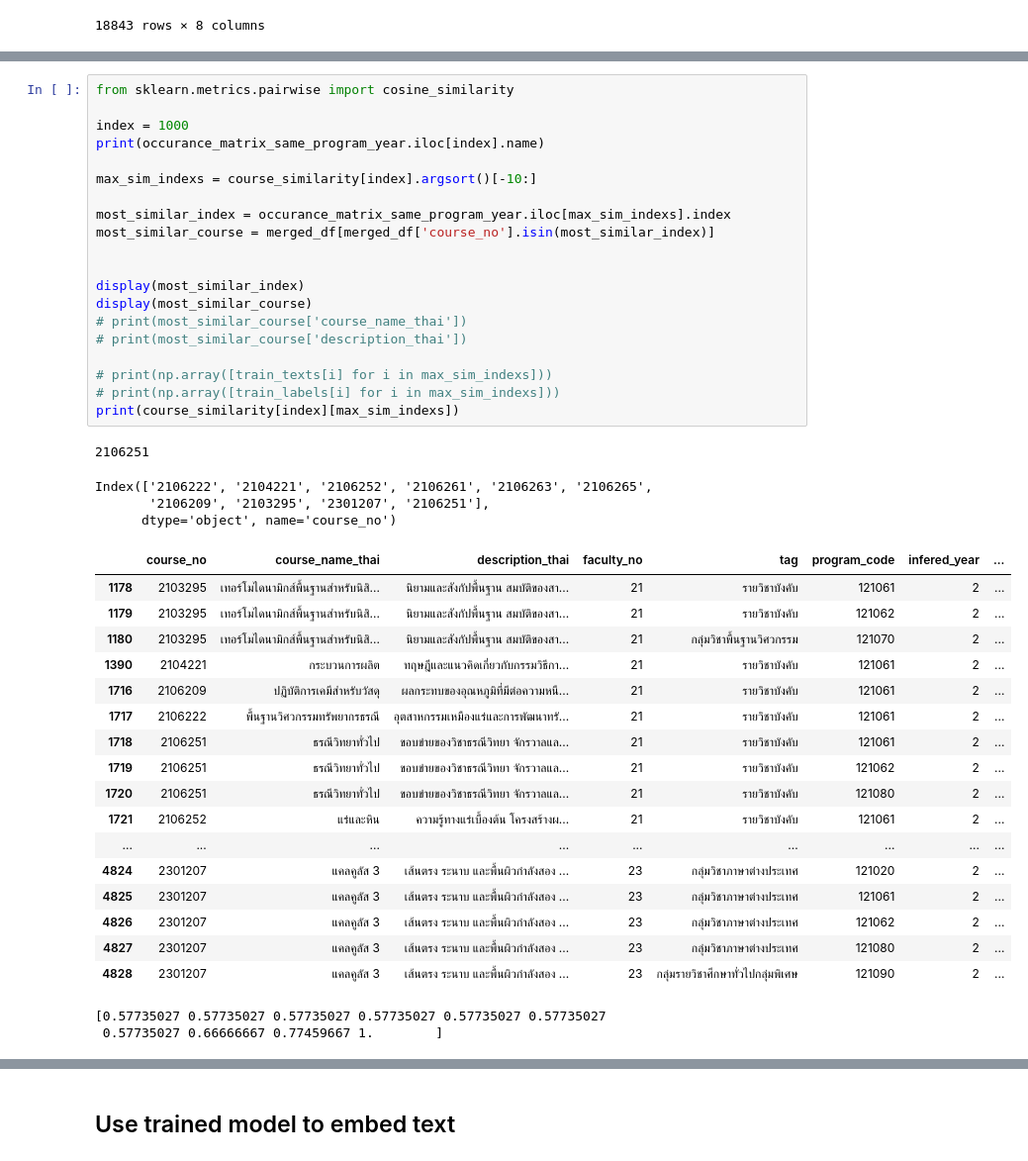
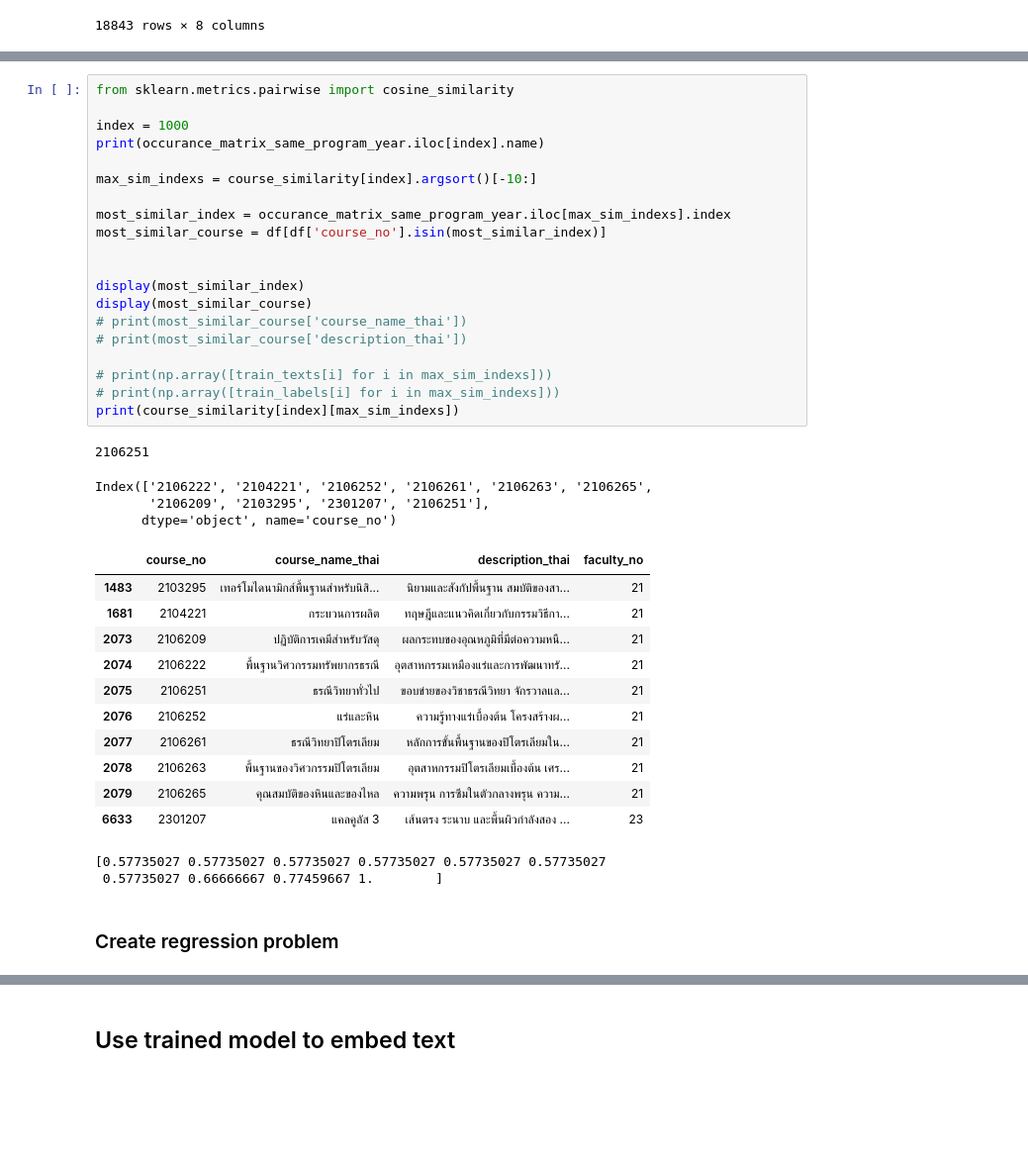
Before and after one commit to new5558/Chula-course-recommender-proof-of-concept, a Jupyter notebook: src/model.ipynb, the cells around one changed output, grey strips where cells are left out. Shown at 99% size. Drawn from its saved outputs; the diff is of its cells as text; blank space fills up the shorter version.

```diff
--- a/src/model.ipynb
+++ b/src/model.ipynb
@@ -2374,44 +2475,40 @@ merged_df
 # %%
 from sklearn.metrics.pairwise import cosine_similarity
 
 index = 1000
 print(occurance_matrix_same_program_year.iloc[index].name)
 
 max_sim_indexs = course_similarity[index].argsort()[-10:]
 
 most_similar_index = occurance_matrix_same_program_year.iloc[max_sim_indexs].index
-most_similar_course = merged_df[merged_df['course_no'].isin(most_similar_index)]
+most_similar_course = df[df['course_no'].isin(most_similar_index)]
 
 
 display(most_similar_index)
 display(most_similar_course)
 # print(most_similar_course['course_name_thai'])
 # print(most_similar_course['description_thai'])
 
 # print(np.array([train_texts[i] for i in max_sim_indexs]))
 # print(np.array([train_labels[i] for i in max_sim_indexs]))
 print(course_similarity[index][max_sim_indexs])
 # %% [output]
 2106251
 Index(['2106222', '2104221', '2106252', '2106261', '2106263', '2106265',
        '2106209', '2103295', '2301207', '2106251'],
       dtype='object', name='course_no')
-|  | course_no | course_name_thai | description_thai | faculty_no | tag | program_code | infered_year | ... |
-| 1178 | 2103295 | เทอร์โมไดนามิกส์พื้นฐานสำหรับนิสิ... | นิยามและสังกัปพื้นฐาน สมบัติของสา... | 21 | รายวิชาบังคับ | 121061 | 2 | ... |
-| 1179 | 2103295 | เทอร์โมไดนามิกส์พื้นฐานสำหรับนิสิ... | นิยามและสังกัปพื้นฐาน สมบัติของสา... | 21 | รายวิชาบังคับ | 121062 | 2 | ... |
-| 1180 | 2103295 | เทอร์โมไดนามิกส์พื้นฐานสำหรับนิสิ... | นิยามและสังกัปพื้นฐาน สมบัติของสา... | 21 | กลุ่มวิชาพื้นฐานวิศวกรรม | 121070 | 2 | ... |
-| 1390 | 2104221 | กระบวนการผลิต | ทฤษฎีและแนวคิดเกี่ยวกับกรรมวิธีกา... | 21 | รายวิชาบังคับ | 121061 | 2 | ... |
-| 1716 | 2106209 | ปฏิบัติการเคมีสำหรับวัสดุ | ผลกระทบของอุณหภูมิที่มีต่อความหนื... | 21 | รายวิชาบังคับ | 121061 | 2 | ... |
-| 1717 | 2106222 | พื้นฐานวิศวกรรมทรัพยากรธรณี | อุตสาหกรรมเหมืองแร่และการพัฒนาทรั... | 21 | รายวิชาบังคับ | 121061 | 2 | ... |
-| 1718 | 2106251 | ธรณีวิทยาทั่วไป | ขอบข่ายของวิชาธรณีวิทยา จักรวาลแล... | 21 | รายวิชาบังคับ | 121061 | 2 | ... |
-| 1719 | 2106251 | ธรณีวิทยาทั่วไป | ขอบข่ายของวิชาธรณีวิทยา จักรวาลแล... | 21 | รายวิชาบังคับ | 121062 | 2 | ... |
-| 1720 | 2106251 | ธรณีวิทยาทั่วไป | ขอบข่ายของวิชาธรณีวิทยา จักรวาลแล... | 21 | รายวิชาบังคับ | 121080 | 2 | ... |
-| 1721 | 2106252 | แร่และหิน | ความรู้ทางแร่เบื้องต้น โครงสร้างผ... | 21 | รายวิชาบังคับ | 121061 | 2 | ... |
-| ... | ... | ... | ... | ... | ... | ... | ... | ... |
-| 4824 | 2301207 | แคลคูลัส 3 | เส้นตรง ระนาบ และพื้นผิวกำลังสอง ... | 23 | กลุ่มวิชาภาษาต่างประเทศ | 121020 | 2 | ... |
-| 4825 | 2301207 | แคลคูลัส 3 | เส้นตรง ระนาบ และพื้นผิวกำลังสอง ... | 23 | กลุ่มวิชาภาษาต่างประเทศ | 121061 | 2 | ... |
-| 4826 | 2301207 | แคลคูลัส 3 | เส้นตรง ระนาบ และพื้นผิวกำลังสอง ... | 23 | กลุ่มวิชาภาษาต่างประเทศ | 121062 | 2 | ... |
-| 4827 | 2301207 | แคลคูลัส 3 | เส้นตรง ระนาบ และพื้นผิวกำลังสอง ... | 23 | กลุ่มวิชาภาษาต่างประเทศ | 121080 | 2 | ... |
-| 4828 | 2301207 | แคลคูลัส 3 | เส้นตรง ระนาบ และพื้นผิวกำลังสอง ... | 23 | กลุ่มรายวิชาศึกษาทั่วไปกลุ่มพิเศษ | 121090 | 2 | ... |
+|  | course_no | course_name_thai | description_thai | faculty_no |
+| 1483 | 2103295 | เทอร์โมไดนามิกส์พื้นฐานสำหรับนิสิ... | นิยามและสังกัปพื้นฐาน สมบัติของสา... | 21 |
+| 1681 | 2104221 | กระบวนการผลิต | ทฤษฎีและแนวคิดเกี่ยวกับกรรมวิธีกา... | 21 |
+| 2073 | 2106209 | ปฏิบัติการเคมีสำหรับวัสดุ | ผลกระทบของอุณหภูมิที่มีต่อความหนื... | 21 |
+| 2074 | 2106222 | พื้นฐานวิศวกรรมทรัพยากรธรณี | อุตสาหกรรมเหมืองแร่และการพัฒนาทรั... | 21 |
+| 2075 | 2106251 | ธรณีวิทยาทั่วไป | ขอบข่ายของวิชาธรณีวิทยา จักรวาลแล... | 21 |
+| 2076 | 2106252 | แร่และหิน | ความรู้ทางแร่เบื้องต้น โครงสร้างผ... | 21 |
+| 2077 | 2106261 | ธรณีวิทยาปิโตรเลียม | หลักการขั้นพื้นฐานของปิโตรเลียมใน... | 21 |
+| 2078 | 2106263 | พื้นฐานของวิศวกรรมปิโตรเลียม | อุตสาหกรรมปิโตรเลียมเบื้องต้น เศร... | 21 |
+| 2079 | 2106265 | คุณสมบัติของหินและของไหล | ความพรุน การซึมในตัวกลางพรุน ความ... | 21 |
+| 6633 | 2301207 | แคลคูลัส 3 | เส้นตรง ระนาบ และพื้นผิวกำลังสอง ... | 23 |
 [0.57735027 0.57735027 0.57735027 0.57735027 0.57735027 0.57735027
  0.57735027 0.66666667 0.77459667 1.        ]
+# %% [markdown]
+### Create regression problem
```
Also changed, not shown: parts of 29 cells of this notebook.
